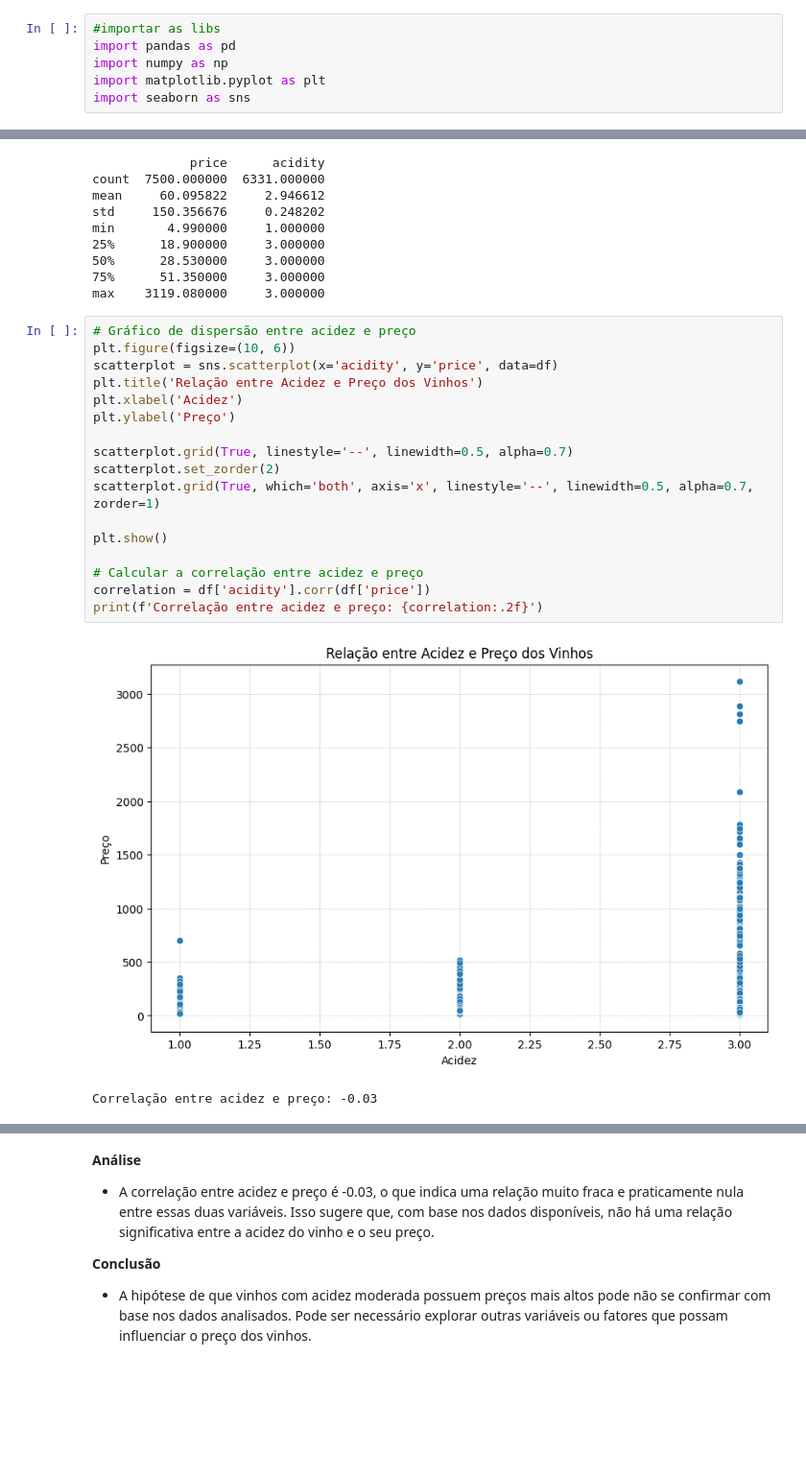
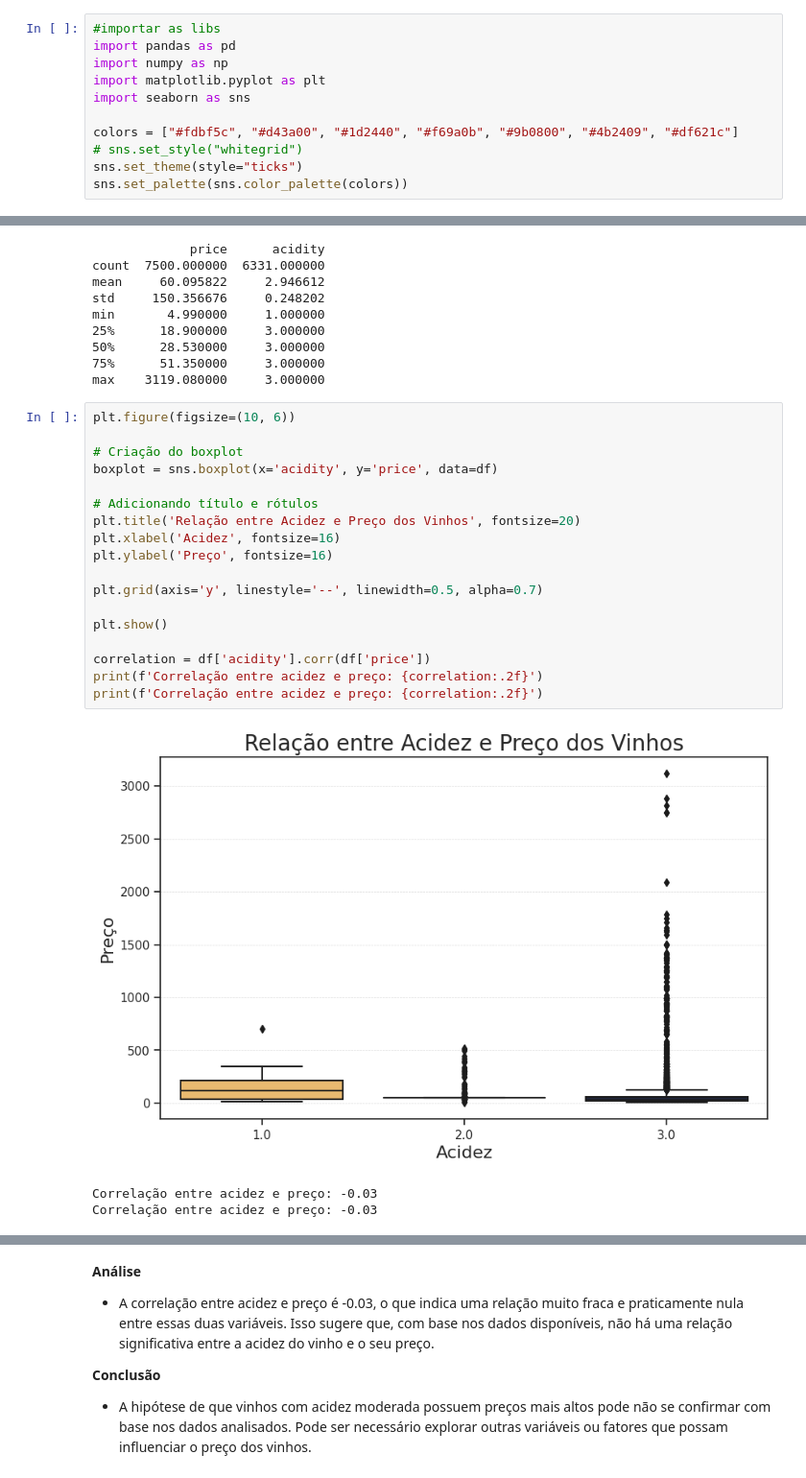
Before and after one commit to atlantico-academy/equipe3-2024.2, a Jupyter notebook: notebooks/01-exploratory_data_analysis.ipynb, the cells around one changed output, grey strips where cells are left out. Shown at 96% size. Cells and saved outputs as stored; diff of their text form; blank space fills up the shorter version.

```diff
--- a/notebooks/01-exploratory_data_analysis.ipynb
+++ b/notebooks/01-exploratory_data_analysis.ipynb
@@ -4,6 +4,11 @@ import pandas as pd
 import numpy as np
 import matplotlib.pyplot as plt
 import seaborn as sns
+
+colors = ["#fdbf5c", "#d43a00", "#1d2440", "#f69a0b", "#9b0800", "#4b2409", "#df621c"]
+# sns.set_style("whitegrid")
+sns.set_theme(style="ticks")
+sns.set_palette(sns.color_palette(colors))
 # %% [markdown]
 ## 1. Leitura inicial dos dados
 # %%
@@ -535,25 +500,27 @@ min       4.990000     1.000000
 75%      51.350000     3.000000
 max    3119.080000     3.000000
 # %%
-# Gráfico de dispersão entre acidez e preço
 plt.figure(figsize=(10, 6))
-scatterplot = sns.scatterplot(x='acidity', y='price', data=df)
-plt.title('Relação entre Acidez e Preço dos Vinhos')
-plt.xlabel('Acidez')
-plt.ylabel('Preço')
 
-scatterplot.grid(True, linestyle='--', linewidth=0.5, alpha=0.7)
-scatterplot.set_zorder(2)
-scatterplot.grid(True, which='both', axis='x', linestyle='--', linewidth=0.5, alpha=0.7, zorder=1)
+# Criação do boxplot
+boxplot = sns.boxplot(x='acidity', y='price', data=df)
+
+# Adicionando título e rótulos
+plt.title('Relação entre Acidez e Preço dos Vinhos', fontsize=20)
+plt.xlabel('Acidez', fontsize=16)
+plt.ylabel('Preço', fontsize=16)
+
+plt.grid(axis='y', linestyle='--', linewidth=0.5, alpha=0.7)
 
 plt.show()
 
-# Calcular a correlação entre acidez e preço
 correlation = df['acidity'].corr(df['price'])
 print(f'Correlação entre acidez e preço: {correlation:.2f}')
+print(f'Correlação entre acidez e preço: {correlation:.2f}')
 # %% [output]
-[figure, old version]
+[figure, new version]
 Correlação entre acidez e preço: -0.03
+Correlação entre acidez e preço: -0.03
 # %%
 #Verificar se o gráfico de cima é melhor que este.
 
```
Also changed, not shown: parts of 15 cells of this notebook.
